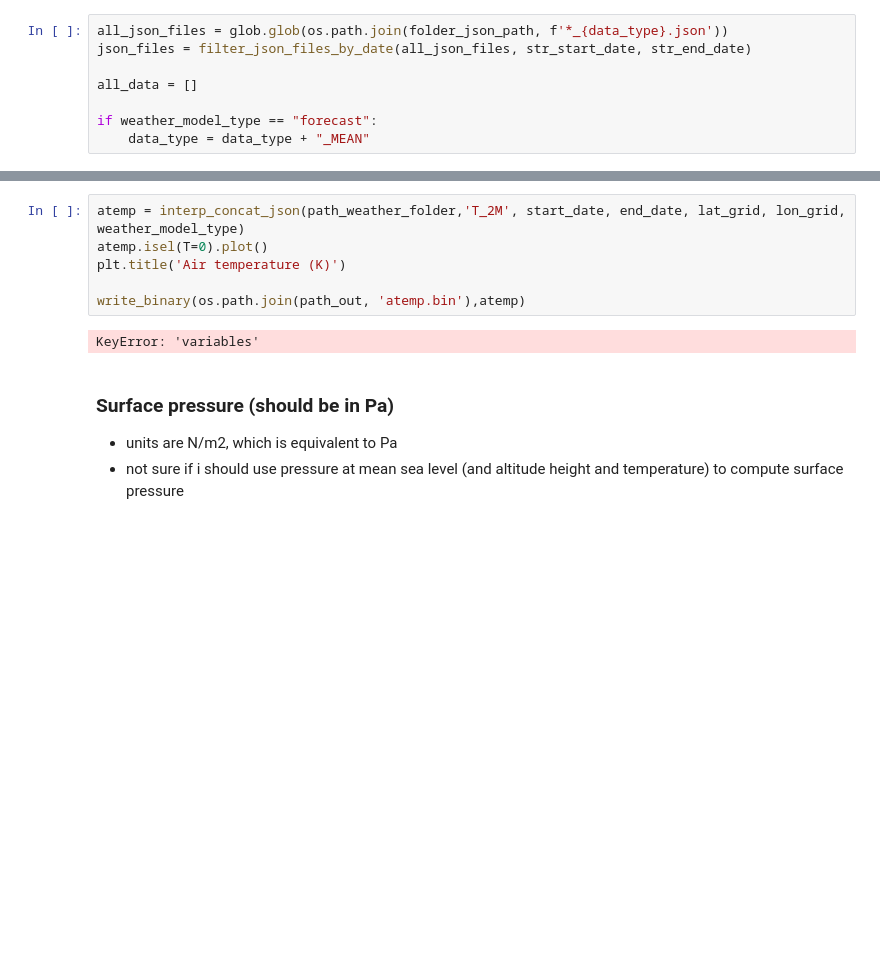
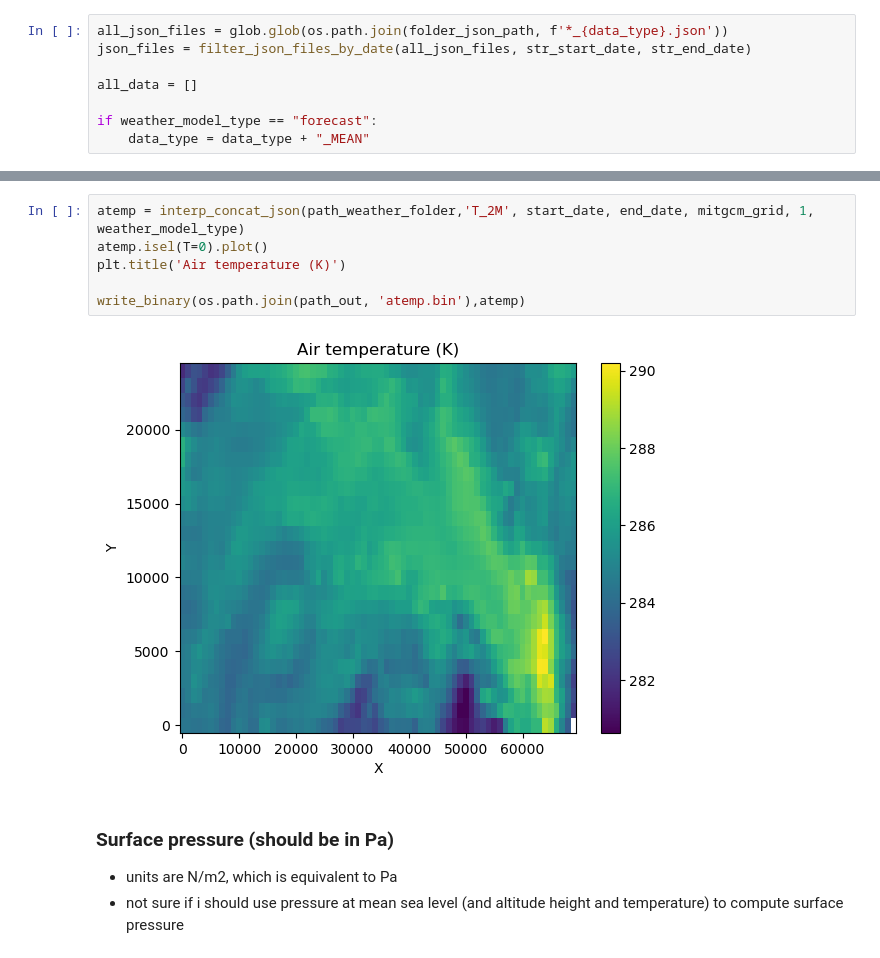
Before and after one commit to leroquan/preprocessing-mitgcm, a Jupyter notebook: surface_forcings/create_surf_force.ipynb, the cells around one changed output, grey strips where cells are left out. Cells and saved outputs as stored; diff of their text form; blank space fills up the shorter version.

```diff
--- a/surface_forcings/create_surf_force.ipynb
+++ b/surface_forcings/create_surf_force.ipynb
@@ -262,11 +241,11 @@ array(['2024-07-30T00:00:00.000000000', '2024-07-30T01:00:00.000000000',
 # %%
-atemp = interp_concat_json(path_weather_folder,'T_2M', start_date, end_date, lat_grid, lon_grid, weather_model_type)
+atemp = interp_concat_json(path_weather_folder,'T_2M', start_date, end_date, mitgcm_grid, 1, weather_model_type)
 atemp.isel(T=0).plot()
 plt.title('Air temperature (K)')
 
 write_binary(os.path.join(path_out, 'atemp.bin'),atemp)
 # %% [output]
-KeyError: 'variables'
+[figure, added]
 # %% [markdown]
 ### Surface pressure (should be in Pa)
 - units are N/m2, which is equivalent to Pa
```
Also changed, not shown: parts of 16 cells of this notebook.
